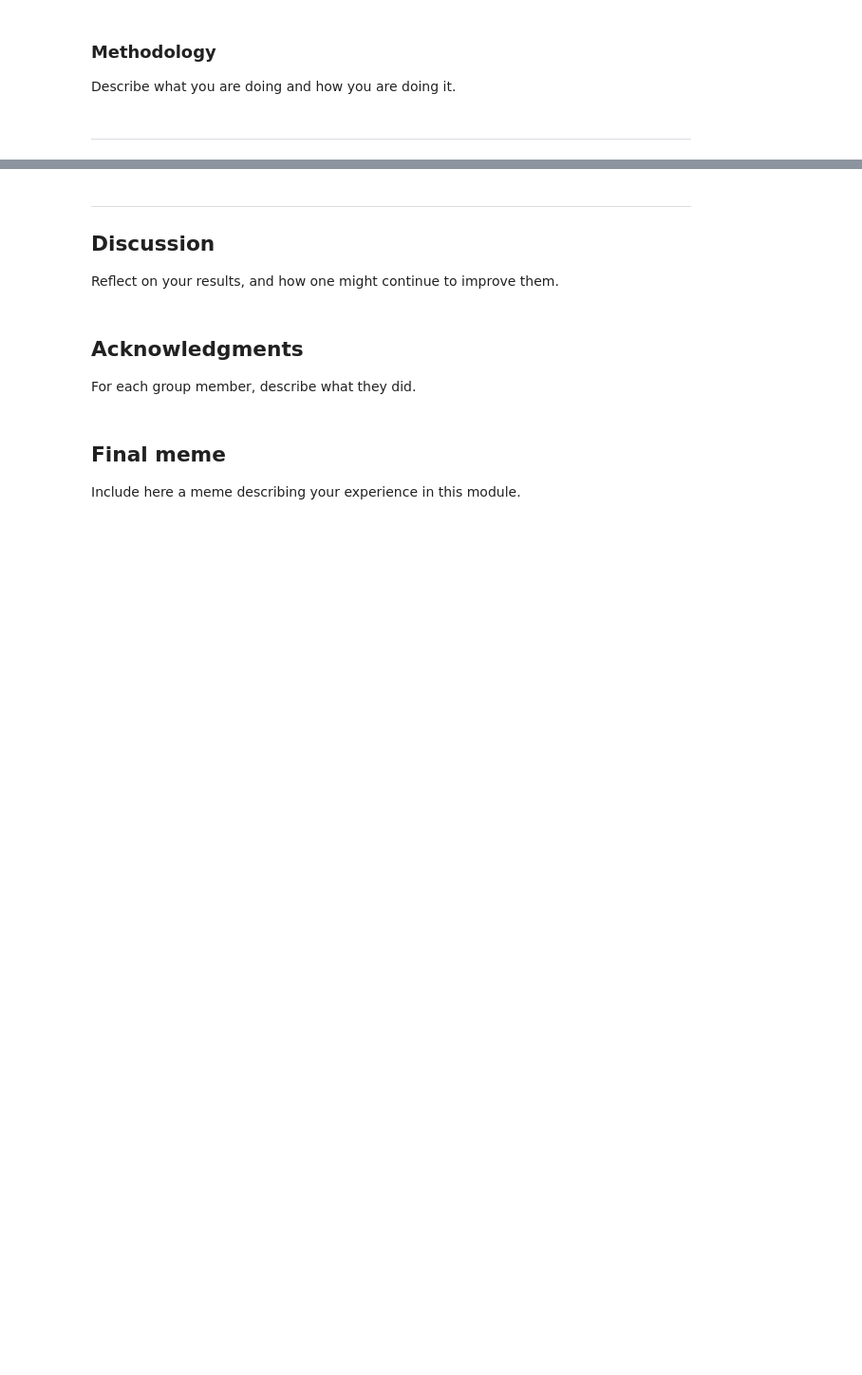
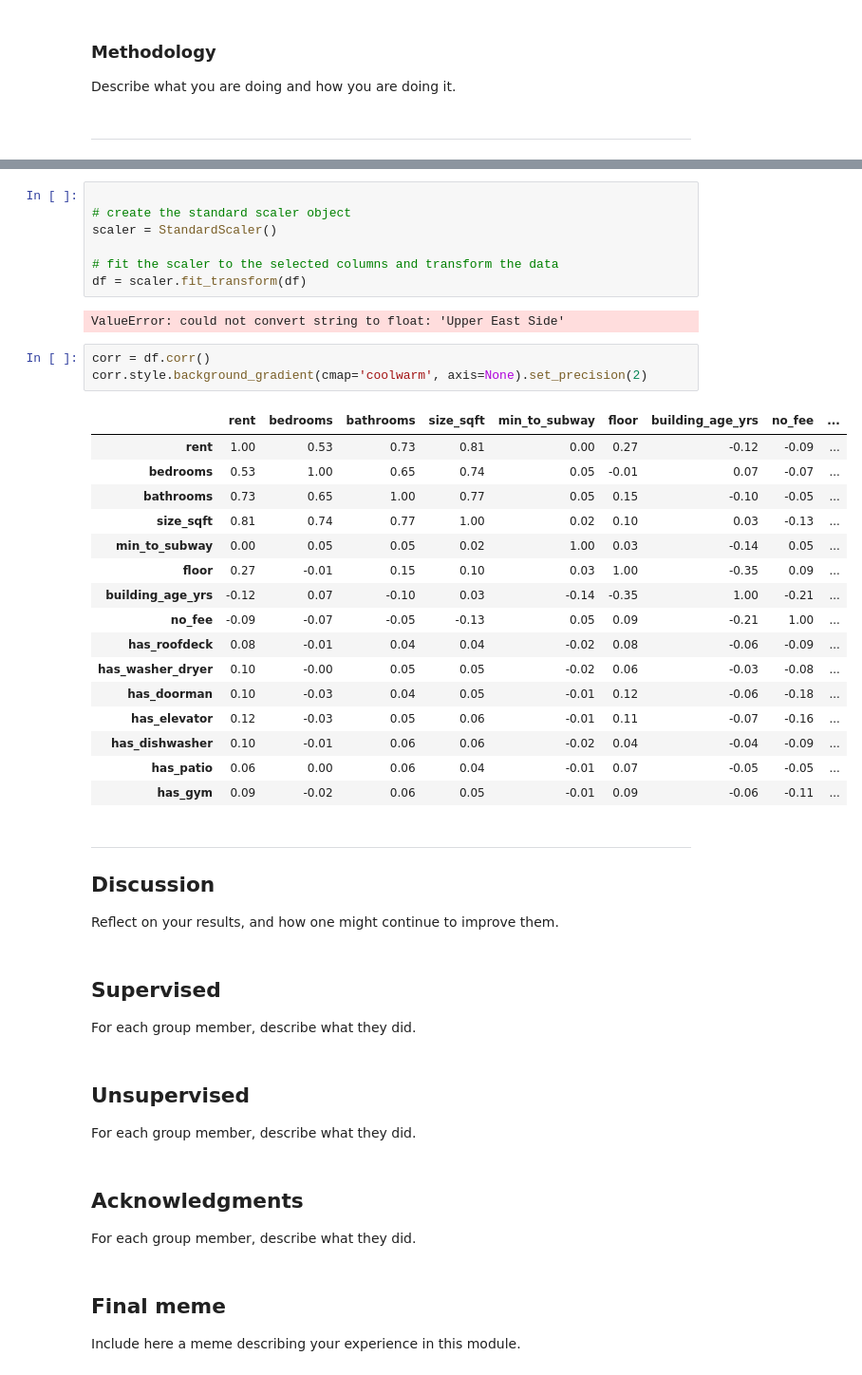
Before and after one commit to Emil-LidbomConsulting/MCHN-project, a Jupyter notebook: Template.ipynb, the cells around one changed output, grey strips where cells are left out. Shown at 95% size. Drawn from its saved outputs; the diff is of its cells as text; blank space fills up the shorter version.

```diff
--- a/Template.ipynb
+++ b/Template.ipynb
@@ -47,8 +100,45 @@ print(df)
+# %%
+
+# create the standard scaler object
+scaler = StandardScaler()
+
+# fit the scaler to the selected columns and transform the data
+df = scaler.fit_transform(df)
+# %% [output]
+ValueError: could not convert string to float: 'Upper East Side'
+# %%
+corr = df.corr()
+corr.style.background_gradient(cmap='coolwarm', axis=None).set_precision(2)
+# %% [output]
+|  | rent | bedrooms | bathrooms | size_sqft | min_to_subway | floor | building_age_yrs | no_fee | ... |
+| rent | 1.00 | 0.53 | 0.73 | 0.81 | 0.00 | 0.27 | -0.12 | -0.09 | ... |
+| bedrooms | 0.53 | 1.00 | 0.65 | 0.74 | 0.05 | -0.01 | 0.07 | -0.07 | ... |
+| bathrooms | 0.73 | 0.65 | 1.00 | 0.77 | 0.05 | 0.15 | -0.10 | -0.05 | ... |
+| size_sqft | 0.81 | 0.74 | 0.77 | 1.00 | 0.02 | 0.10 | 0.03 | -0.13 | ... |
+| min_to_subway | 0.00 | 0.05 | 0.05 | 0.02 | 1.00 | 0.03 | -0.14 | 0.05 | ... |
+| floor | 0.27 | -0.01 | 0.15 | 0.10 | 0.03 | 1.00 | -0.35 | 0.09 | ... |
+| building_age_yrs | -0.12 | 0.07 | -0.10 | 0.03 | -0.14 | -0.35 | 1.00 | -0.21 | ... |
+| no_fee | -0.09 | -0.07 | -0.05 | -0.13 | 0.05 | 0.09 | -0.21 | 1.00 | ... |
+| has_roofdeck | 0.08 | -0.01 | 0.04 | 0.04 | -0.02 | 0.08 | -0.06 | -0.09 | ... |
+| has_washer_dryer | 0.10 | -0.00 | 0.05 | 0.05 | -0.02 | 0.06 | -0.03 | -0.08 | ... |
+| has_doorman | 0.10 | -0.03 | 0.04 | 0.05 | -0.01 | 0.12 | -0.06 | -0.18 | ... |
+| has_elevator | 0.12 | -0.03 | 0.05 | 0.06 | -0.01 | 0.11 | -0.07 | -0.16 | ... |
+| has_dishwasher | 0.10 | -0.01 | 0.06 | 0.06 | -0.02 | 0.04 | -0.04 | -0.09 | ... |
+| has_patio | 0.06 | 0.00 | 0.06 | 0.04 | -0.01 | 0.07 | -0.05 | -0.05 | ... |
+| has_gym | 0.09 | -0.02 | 0.06 | 0.05 | -0.01 | 0.09 | -0.06 | -0.11 | ... |
 # %% [markdown]
 ---
 ## Discussion
 
 Reflect on your results, and how one might continue to improve them.
+# %% [markdown]
+## Supervised
+
+For each group member, describe what they did.
+# %% [markdown]
+## Unsupervised
+
+For each group member, describe what they did.
 # %% [markdown]
 ## Acknowledgments
 
```
Also changed, not shown: parts of 8 cells of this notebook, 4 other files.
